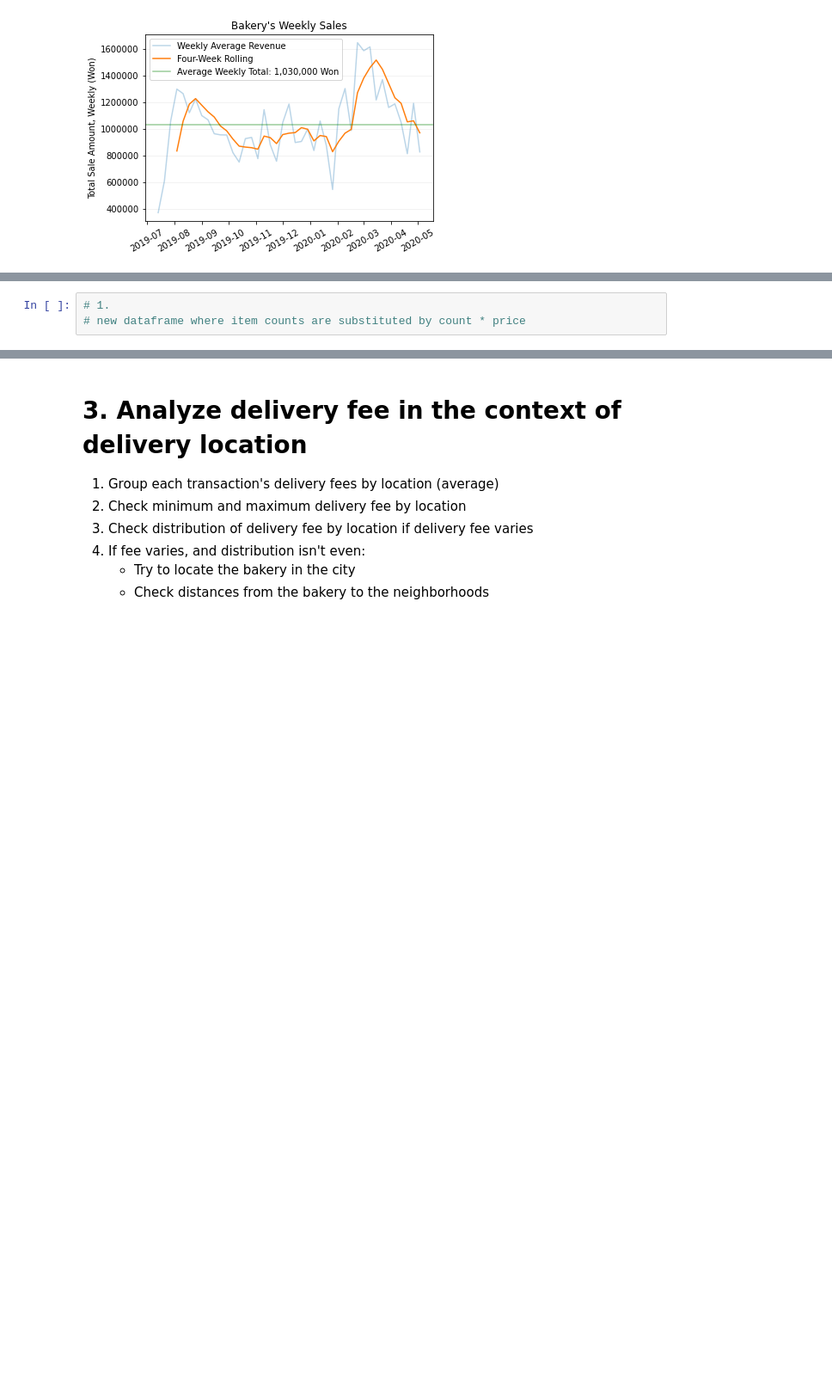
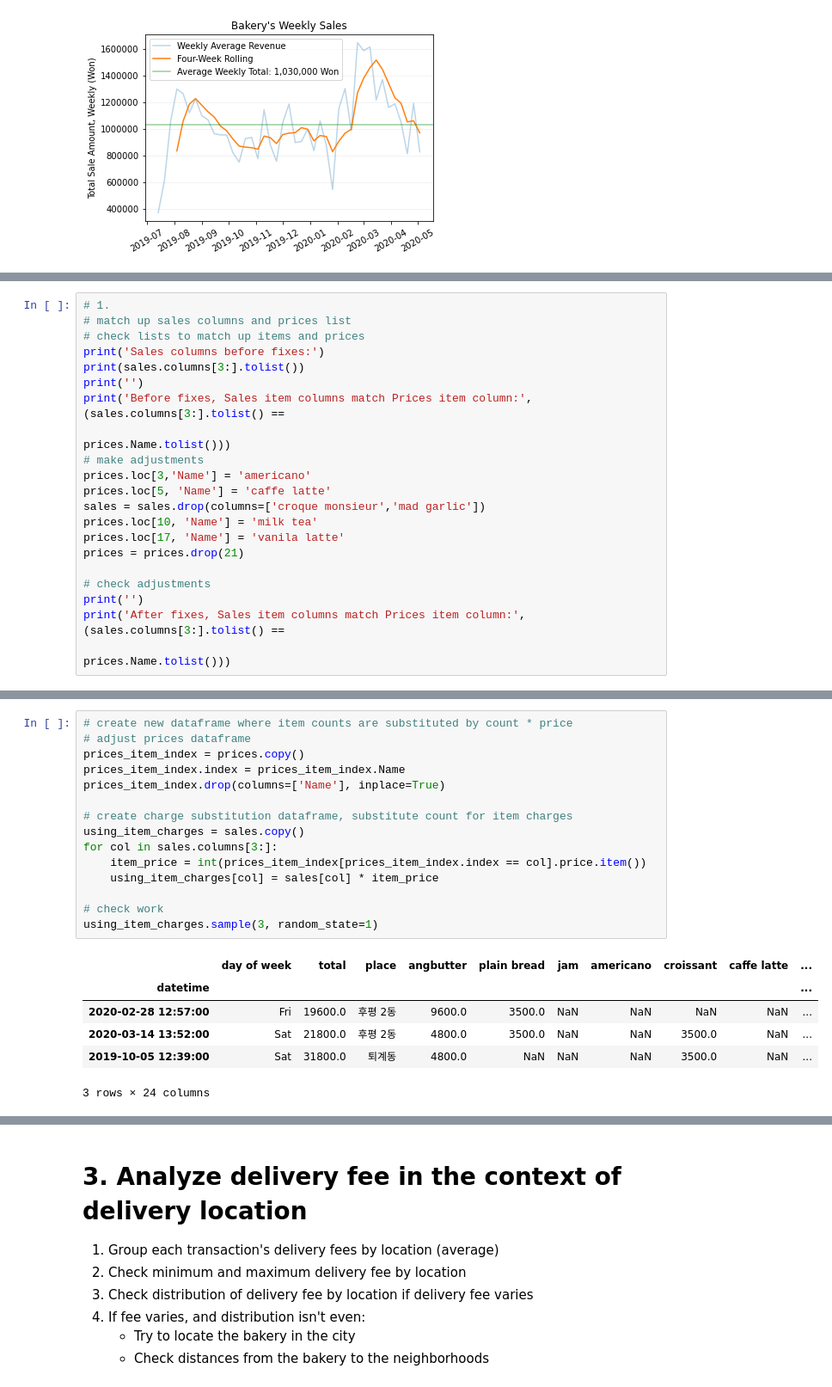
Before and after one commit to JacobPaxton/bakery-sales, a Jupyter notebook: explore.ipynb, the cells around one changed output, grey strips where cells are left out. Shown: that part at 86% size. Saved outputs shown, nothing was run; the diff lists cells and outputs as text; blank space fills up the shorter version.

```diff
--- a/explore.ipynb
+++ b/explore.ipynb
@@ -186,3 +186,21 @@ plt.show()
 # %%
 # 1.
-# new dataframe where item counts are substituted by count * price
+# match up sales columns and prices list
+# check lists to match up items and prices
+print('Sales columns before fixes:')
+print(sales.columns[3:].tolist())
+print('')
+print('Before fixes, Sales item columns match Prices item column:', (sales.columns[3:].tolist() ==
+                                                                     prices.Name.tolist()))
+# make adjustments
+prices.loc[3,'Name'] = 'americano'
+prices.loc[5, 'Name'] = 'caffe latte'
+sales = sales.drop(columns=['croque monsieur','mad garlic'])
+prices.loc[10, 'Name'] = 'milk tea'
+prices.loc[17, 'Name'] = 'vanila latte'
+prices = prices.drop(21)
+
+# check adjustments
+print('')
+print('After fixes, Sales item columns match Prices item column:', (sales.columns[3:].tolist() ==
+                                                                    prices.Name.tolist()))
@@ -189,3 +214,25 @@ plt.show()
+# %%
+# create new dataframe where item counts are substituted by count * price
+# adjust prices dataframe
+prices_item_index = prices.copy()
+prices_item_index.index = prices_item_index.Name
+prices_item_index.drop(columns=['Name'], inplace=True)
+
+# create charge substitution dataframe, substitute count for item charges
+using_item_charges = sales.copy()
+for col in sales.columns[3:]:
+    item_price = int(prices_item_index[prices_item_index.index == col].price.item())
+    using_item_charges[col] = sales[col] * item_price
+
+# check work
+using_item_charges.sample(3, random_state=1)
+# %% [output]
+|  | day of week | total | place | angbutter | plain bread | jam | americano | croissant | caffe latte | ... |
+| datetime |  |  |  |  |  |  |  |  |  | ... |
+| 2020-02-28 12:57:00 | Fri | 19600.0 | 후평 2동 | 9600.0 | 3500.0 | NaN | NaN | NaN | NaN | ... |
+| 2020-03-14 13:52:00 | Sat | 21800.0 | 후평 2동 | 4800.0 | 3500.0 | NaN | NaN | 3500.0 | NaN | ... |
+| 2019-10-05 12:39:00 | Sat | 31800.0 | 퇴계동 | 4800.0 | NaN | NaN | NaN | 3500.0 | NaN | ... |
+3 rows × 24 columns
 # %%
 # 2.
 # new column 'items_charge' in original dataframe which sums new dataframe's charges row-wise
```
Also changed, not shown: parts of 12 cells of this notebook.
